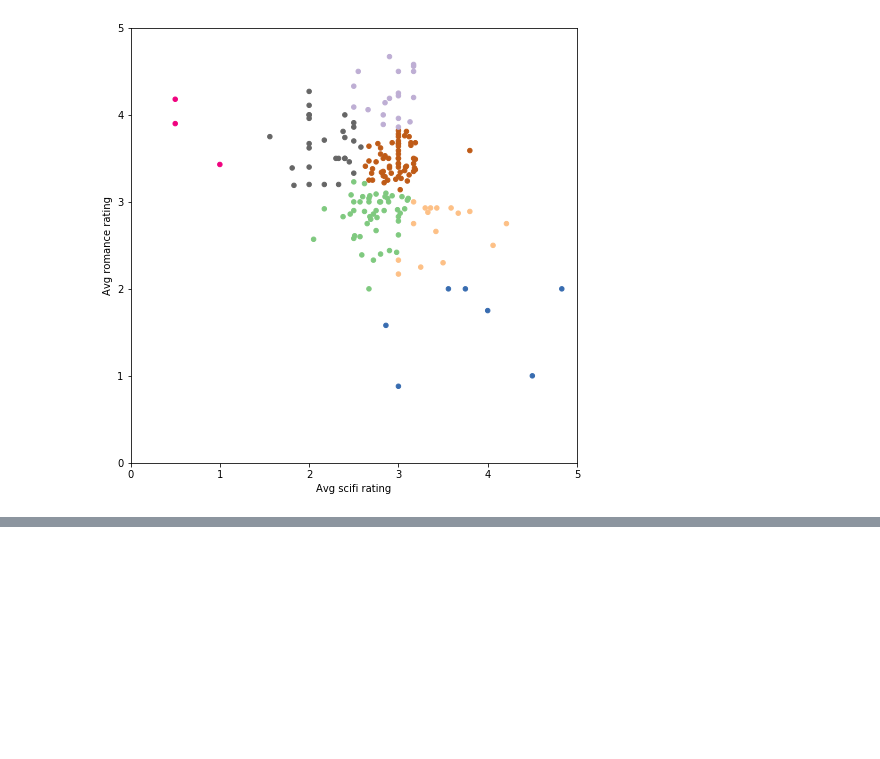
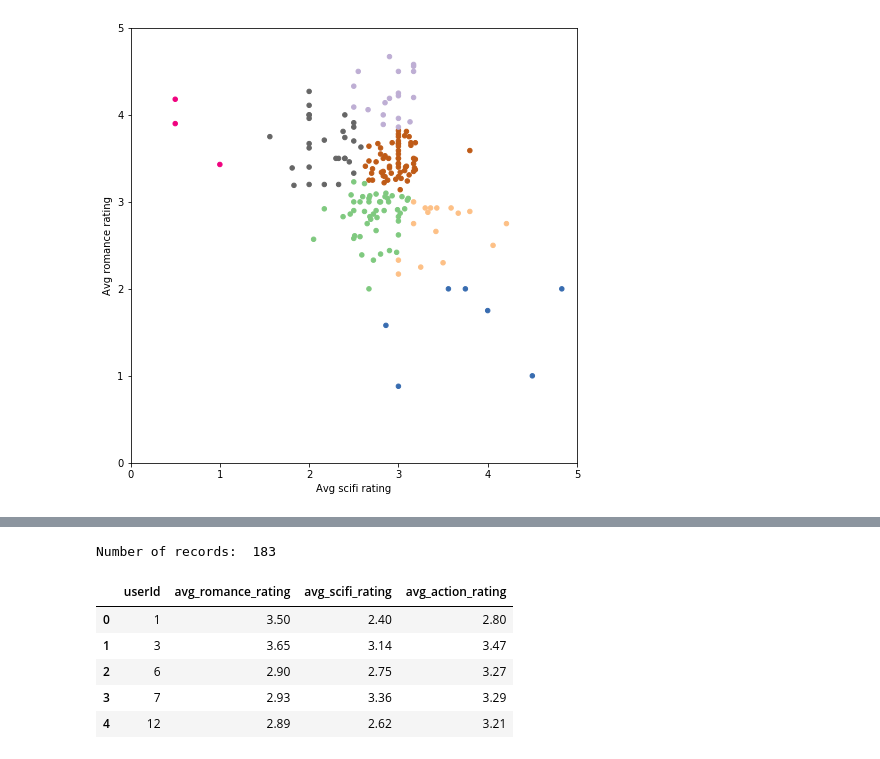
Before and after one commit to R-aryan/Movie-Ratings, a Jupyter notebook: movie_ratings.ipynb, the cells around one changed output, grey strips where cells are left out. Cells and saved outputs as stored; diff of their text form; code cells hidden in the pictures; blank space fills up the shorter version.

```diff
--- a/movie_ratings.ipynb
+++ b/movie_ratings.ipynb
@@ -227,0 +236,16 @@ helper.draw_clusters(biased_dataset, predictions_4, cmap='Accent')
+# %%
+biased_dataset_3_genres = helper.get_genre_ratings(ratings, movies,
+                                                     ['Romance', 'Sci-Fi', 'Action'],
+                                                     ['avg_romance_rating', 'avg_scifi_rating', 'avg_action_rating'])
+biased_dataset_3_genres = helper.bias_genre_rating_dataset(biased_dataset_3_genres, 3.2, 2.5).dropna()
+
+print( "Number of records: ", len(biased_dataset_3_genres))
+biased_dataset_3_genres.head()
+# %% [output]
+Number of records:  183
+|  | userId | avg_romance_rating | avg_scifi_rating | avg_action_rating |
+| 0 | 1 | 3.50 | 2.40 | 2.80 |
+| 1 | 3 | 3.65 | 3.14 | 3.47 |
+| 2 | 6 | 2.90 | 2.75 | 3.27 |
+| 3 | 7 | 2.93 | 3.36 | 3.29 |
+| 4 | 12 | 2.89 | 2.62 | 3.21 |
```
Also changed, not shown: parts of 3 cells of this notebook.
